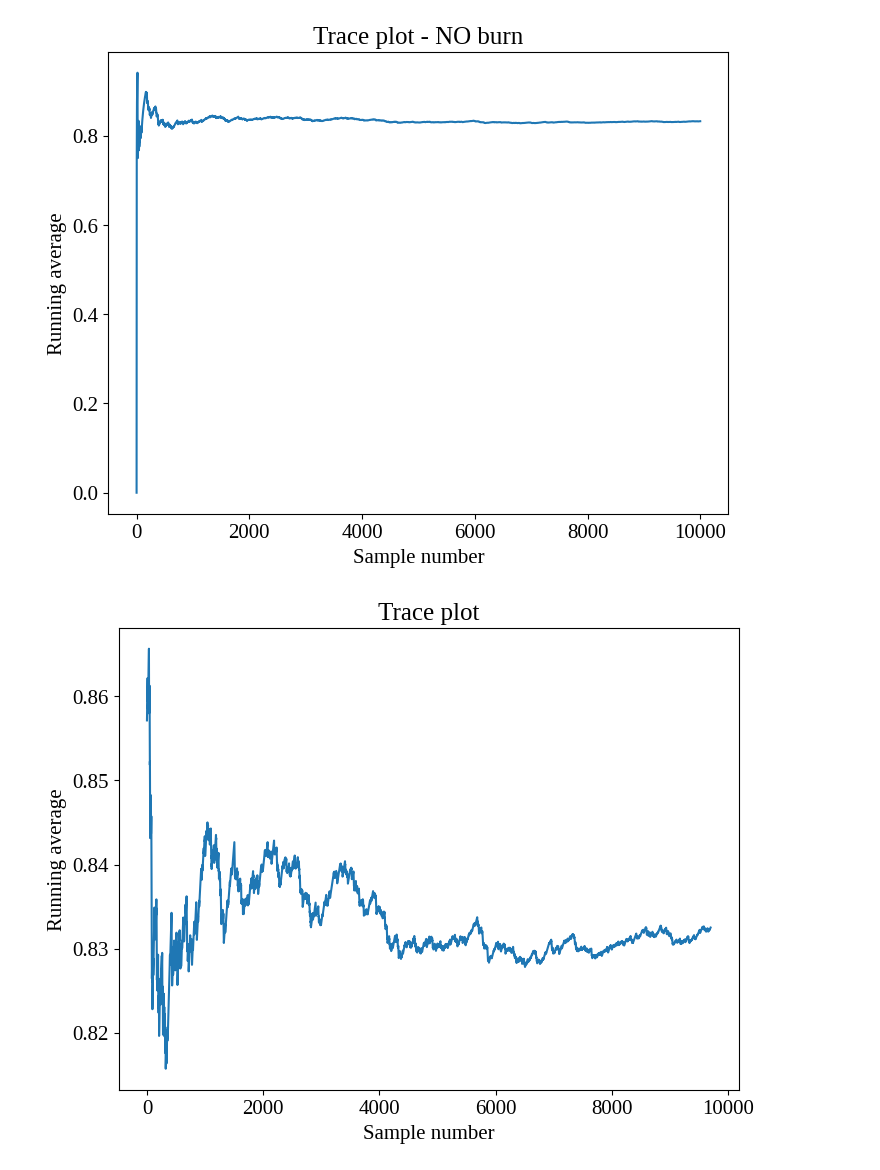
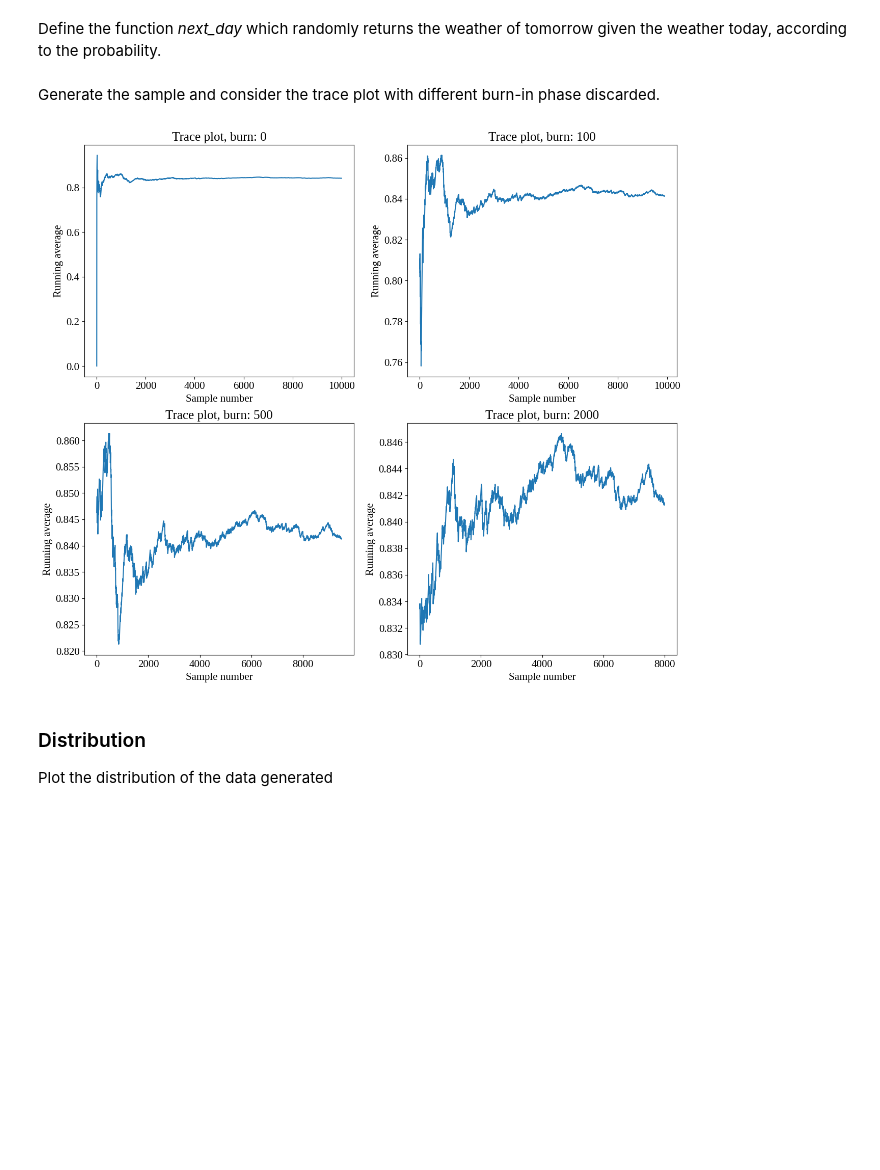
Before and after one commit to Alexpedro130/astrostatistics_bicocca_2023, a Jupyter notebook: working/L10_telescope_observation.ipynb, the cells around one changed output. Cells and saved outputs as stored; diff of their text form; code cells hidden in the pictures; blank space fills up the shorter version.

```diff
--- a/working/L10_telescope_observation.ipynb
+++ b/working/L10_telescope_observation.ipynb
@@ -7,7 +64,9 @@ plt.rcParams['font.family'] = 'serif'
 plt.rcParams['mathtext.fontset'] = 'cm'
 plt.rcParams['font.serif'] = ['Liberation Serif'] + plt.rcParams['font.serif']
 plt.rcParams['font.size']=15
-plt.rcParams['figure.figsize']=[8,6]
+plt.rcParams['figure.figsize']=[6,4]
+# %% [markdown]
+Define the function *next_day* which randomly returns the weather of tomorrow given the weather today, according to the probability.
 # %%
 def next_day (today):
     p=np.random.uniform(0,1,1)
@@ -21,36 +80,41 @@ def next_day (today):
             return 0
         else:
             return 1
+# %% [markdown]
+Generate the sample and consider the trace plot with different burn-in phase discarded.
 # %%
 N=10000
 start=0 #cloudy
 
 weather=np.empty(N)
 run_avg=np.empty(N)
 
 today=next_day(start)
 weather[0]=today
 
 for i in range(N-1):
     today=next_day(today)
     weather[i+1]=today
 
 run_avg=np.cumsum(weather)/(np.arange(0, N)+1)
 
-burn=300
+burn=[0, 100, 500, 2000]
 
-plt.plot(run_avg)
-plt.title('Trace plot - NO burn')
-plt.xlabel('Sample number')
-plt.ylabel('Running average')
+fig, ax = plt.subplots(2, 2, figsize = (15, 13))
+axs = [ax[0, 0], ax[0, 1], ax[1, 0], ax[1, 1]]
+bins=np.linspace(-0.5, 3, 70)
+
+for a,i in zip(axs, range(len(burn))):
+    a.plot(run_avg[burn[i]:])
+    a.set_title('Trace plot, burn: %i' %burn[i])
+    a.set_xlabel('Sample number')
+    a.set_ylabel('Running average')
+
 plt.show()
-
-plt.plot(run_avg[burn:])
-plt.title('Trace plot')
-plt.xlabel('Sample number')
-plt.ylabel('Running average')
-plt.show()
 # %% [output]
-[figure, old version]
+[figure, new version]
-[figure, removed]
+# %% [markdown]
+### Distribution
+
+Plot the distribution of the data generated
 # %%
```
Also changed, not shown: parts of 2 cells of this notebook.
